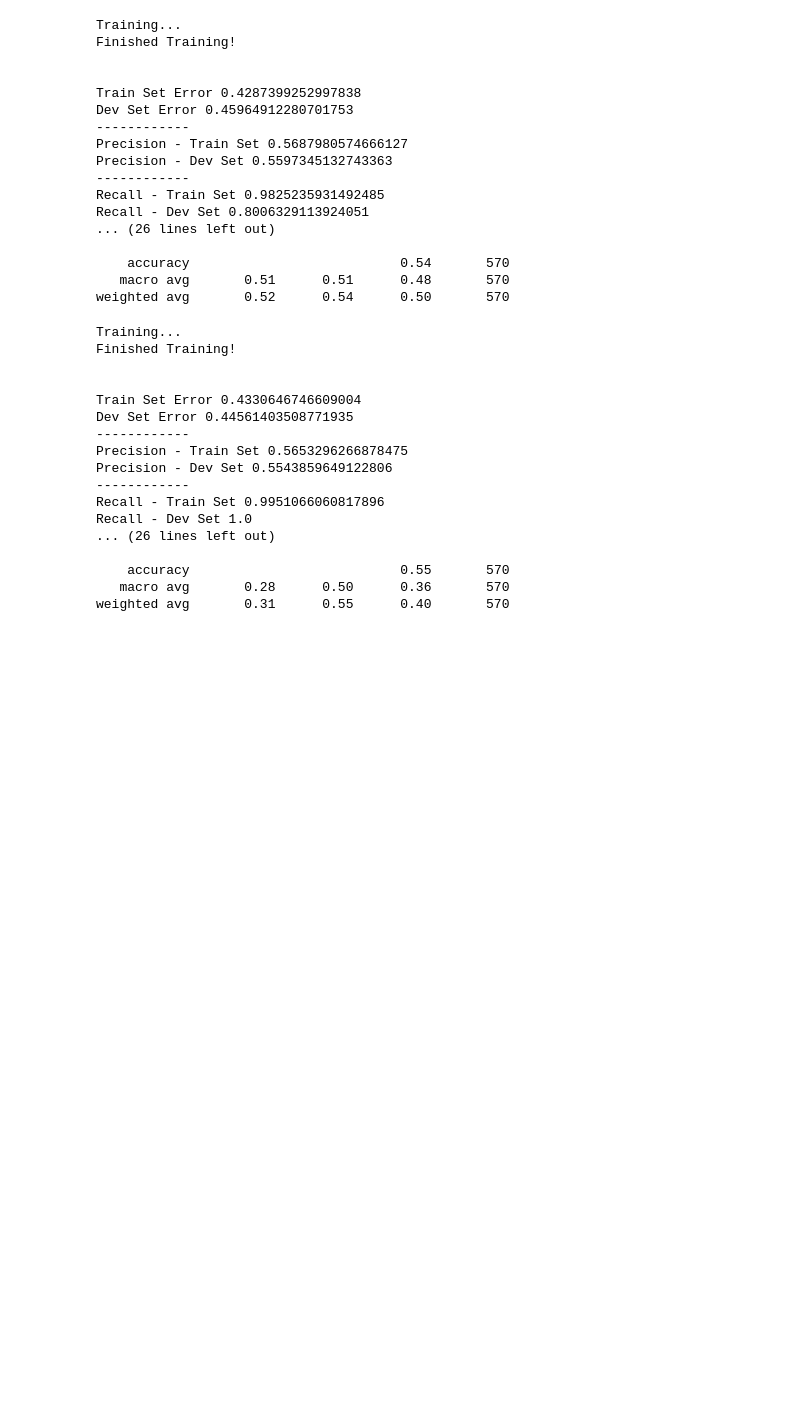
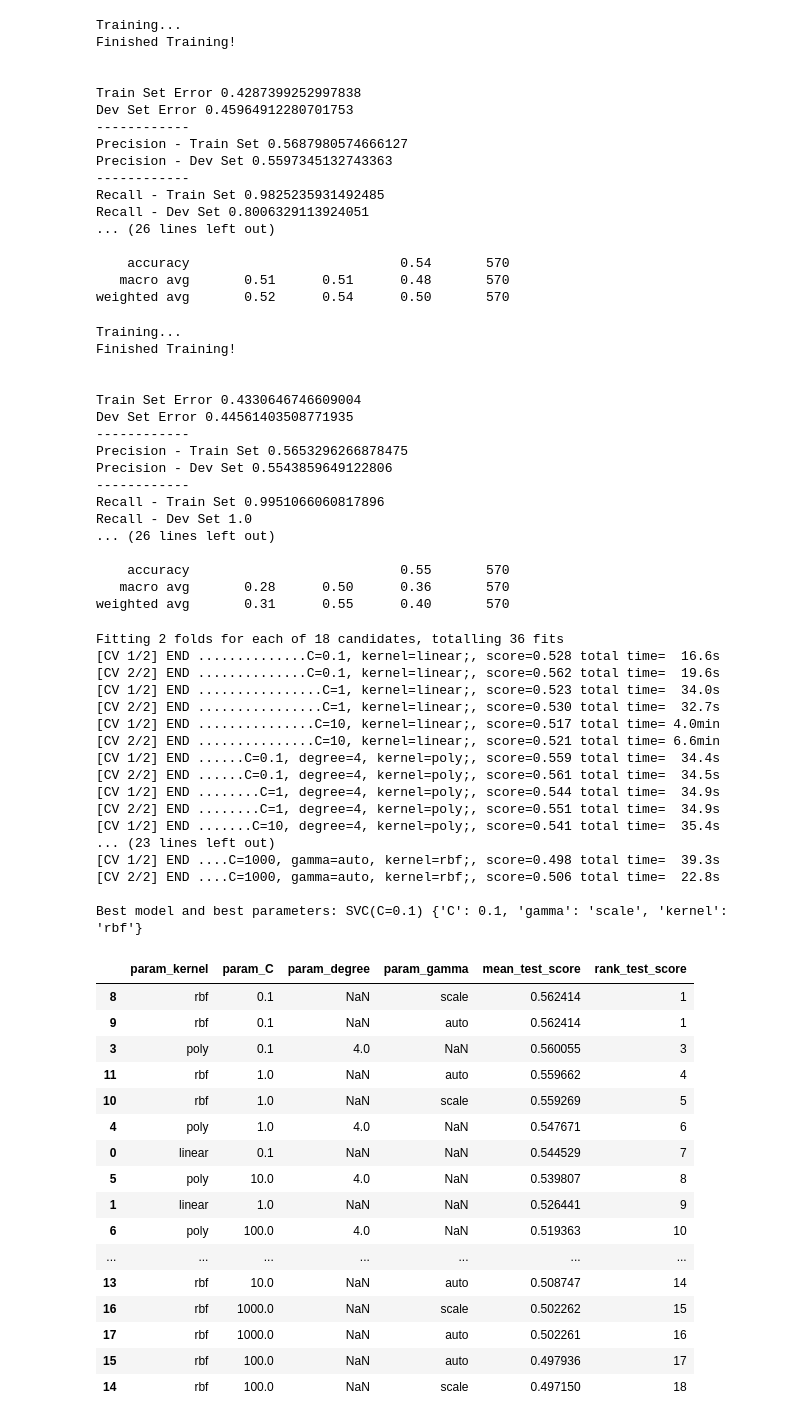
Before and after one commit to tiziano1590/comp_astro_24, a Jupyter notebook: src/daneel/notebook_SVM.ipynb, the cells around one changed output. Cells and saved outputs as stored; diff of their text form; code cells hidden in the pictures; blank space fills up the shorter version.

```diff
--- a/src/daneel/notebook_SVM.ipynb
+++ b/src/daneel/notebook_SVM.ipynb
@@ -410,3 +410,69 @@ Recall - Dev Set 1.0
     accuracy                           0.55       570
    macro avg       0.28      0.50      0.36       570
 weighted avg       0.31      0.55      0.40       570
+# %%
+from sklearn.model_selection import GridSearchCV
+from sklearn.metrics import confusion_matrix
+import matplotlib.pyplot as plt
+import pandas as pd
+
+param_grid = [
+    {'kernel': ['linear'], 'C': [0.1, 1, 10]},
+    {'kernel': ['poly'], 'C': [0.1, 1, 10, 100, 1000], 'degree': [4]},
+    {'kernel': ['rbf'], 'C': [0.1, 1, 10, 100, 1000], 'gamma': ['scale', 'auto']}
+]
+
+grid_search = GridSearchCV(estimator=SVC(), param_grid=param_grid, scoring='accuracy', cv=2, verbose=3)
+grid_search.fit(X_train_sm, Y_train_sm.ravel())
+
+best_model = grid_search.best_estimator_
+best_params = grid_search.best_params_
+print("\nBest model and best parameters:", best_model, best_params)
+
+train_predictions = best_model.predict(X_train_sm)
+dev_predictions = best_model.predict(X_dev)
+
+cm = confusion_matrix(Y_dev, dev_predictions)
+
+
+#pandas table
+results = pd.DataFrame(grid_search.cv_results_)[
+    ['param_kernel', 'param_C', 'param_degree', 'param_gamma', 'mean_test_score', 'rank_test_score']
+]
+results = results.sort_values(by='rank_test_score')
+display(results)
+# %% [output]
+Fitting 2 folds for each of 18 candidates, totalling 36 fits
+[CV 1/2] END ..............C=0.1, kernel=linear;, score=0.528 total time=  16.6s
+[CV 2/2] END ..............C=0.1, kernel=linear;, score=0.562 total time=  19.6s
+[CV 1/2] END ................C=1, kernel=linear;, score=0.523 total time=  34.0s
+[CV 2/2] END ................C=1, kernel=linear;, score=0.530 total time=  32.7s
+[CV 1/2] END ...............C=10, kernel=linear;, score=0.517 total time= 4.0min
+[CV 2/2] END ...............C=10, kernel=linear;, score=0.521 total time= 6.6min
+[CV 1/2] END ......C=0.1, degree=4, kernel=poly;, score=0.559 total time=  34.4s
+[CV 2/2] END ......C=0.1, degree=4, kernel=poly;, score=0.561 total time=  34.5s
+[CV 1/2] END ........C=1, degree=4, kernel=poly;, score=0.544 total time=  34.9s
+[CV 2/2] END ........C=1, degree=4, kernel=poly;, score=0.551 total time=  34.9s
+[CV 1/2] END .......C=10, degree=4, kernel=poly;, score=0.541 total time=  35.4s
+... (23 lines left out)
+[CV 1/2] END ....C=1000, gamma=auto, kernel=rbf;, score=0.498 total time=  39.3s
+[CV 2/2] END ....C=1000, gamma=auto, kernel=rbf;, score=0.506 total time=  22.8s
+
+Best model and best parameters: SVC(C=0.1) {'C': 0.1, 'gamma': 'scale', 'kernel': 'rbf'}
+|  | param_kernel | param_C | param_degree | param_gamma | mean_test_score | rank_test_score |
+| 8 | rbf | 0.1 | NaN | scale | 0.562414 | 1 |
+| 9 | rbf | 0.1 | NaN | auto | 0.562414 | 1 |
+| 3 | poly | 0.1 | 4.0 | NaN | 0.560055 | 3 |
+| 11 | rbf | 1.0 | NaN | auto | 0.559662 | 4 |
+| 10 | rbf | 1.0 | NaN | scale | 0.559269 | 5 |
+| 4 | poly | 1.0 | 4.0 | NaN | 0.547671 | 6 |
+| 0 | linear | 0.1 | NaN | NaN | 0.544529 | 7 |
+| 5 | poly | 10.0 | 4.0 | NaN | 0.539807 | 8 |
+| 1 | linear | 1.0 | NaN | NaN | 0.526441 | 9 |
+| 6 | poly | 100.0 | 4.0 | NaN | 0.519363 | 10 |
+| ... | ... | ... | ... | ... | ... | ... |
+| 13 | rbf | 10.0 | NaN | auto | 0.508747 | 14 |
+| 16 | rbf | 1000.0 | NaN | scale | 0.502262 | 15 |
+| 17 | rbf | 1000.0 | NaN | auto | 0.502261 | 16 |
+| 15 | rbf | 100.0 | NaN | auto | 0.497936 | 17 |
+| 14 | rbf | 100.0 | NaN | scale | 0.497150 | 18 |
```
Also changed, not shown: parts of 1 cell of this notebook, 1 other file.
